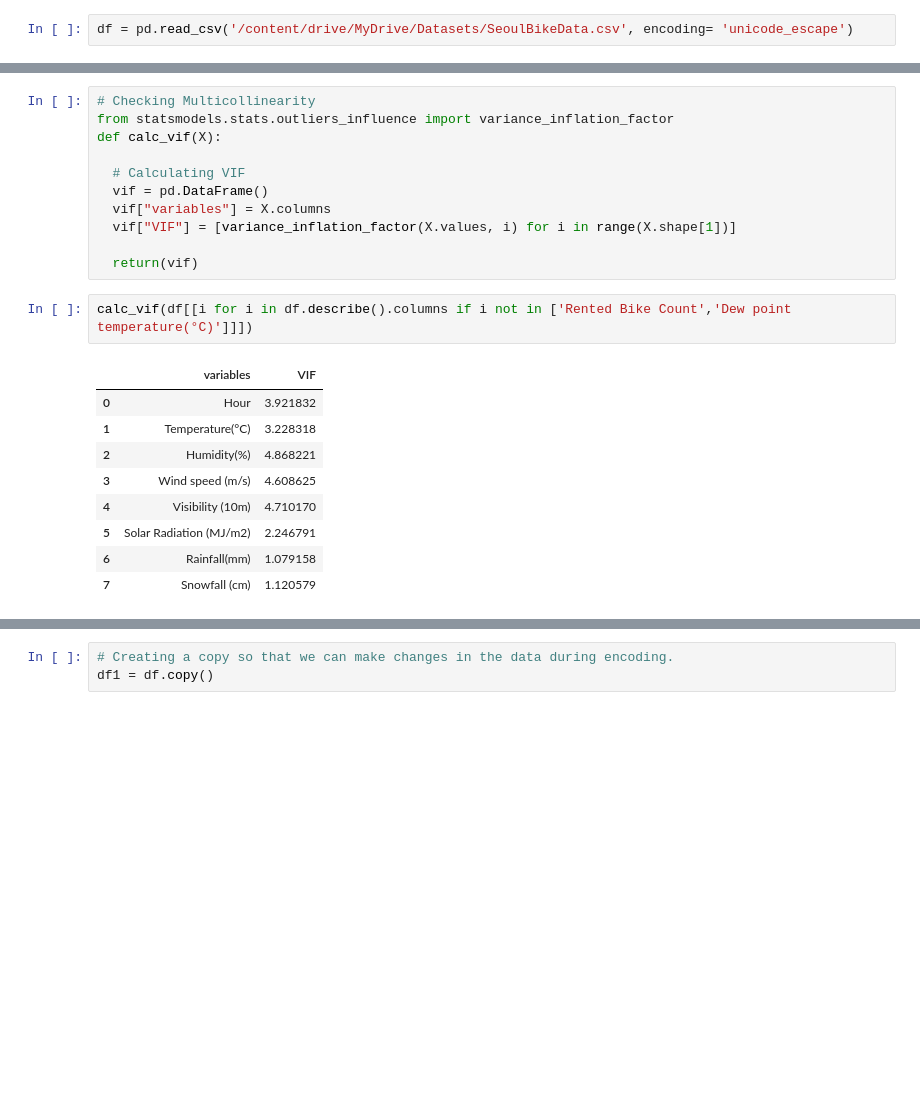
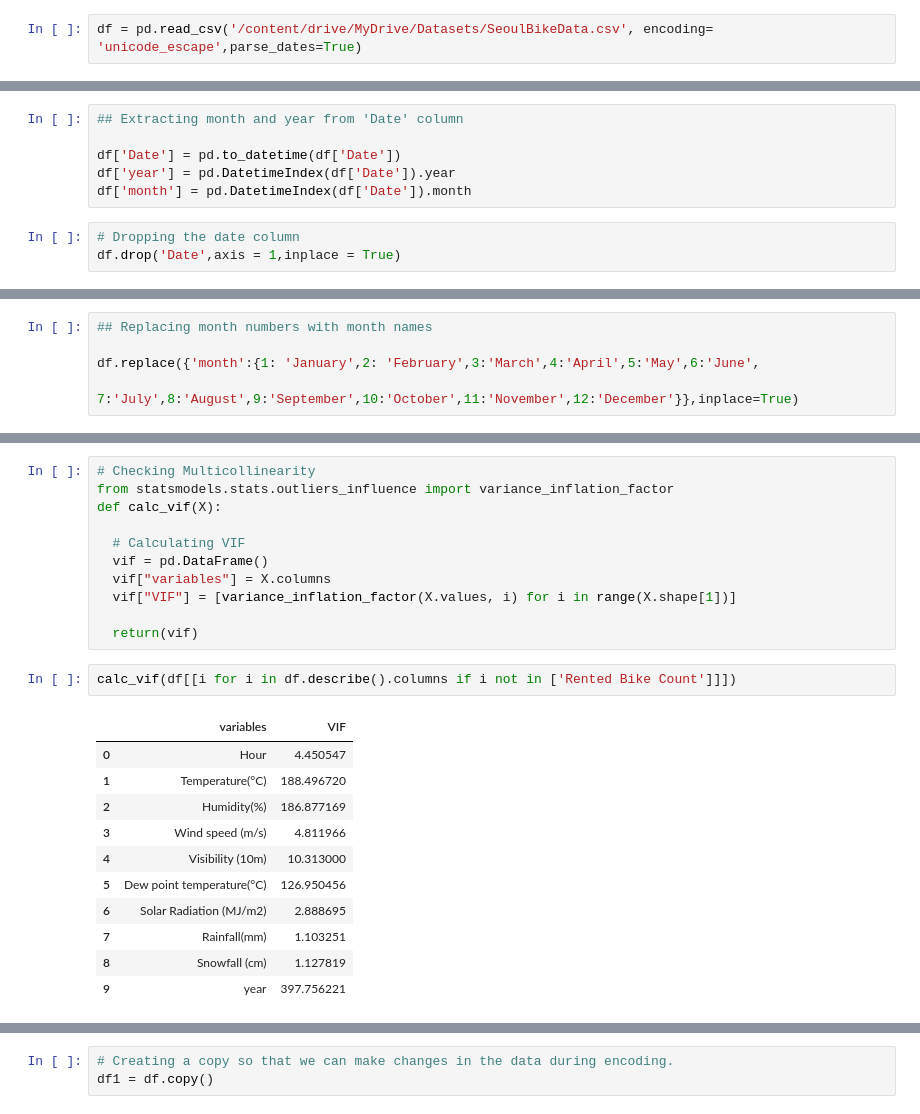
Before and after one commit to OmPrakashGH/Bike-Sharing-Demand-Prediction, a Jupyter notebook: Bike_Sharing_Demand_Prediction_Capstone_Project.ipynb, the cells around one changed output, grey strips where cells are left out. Saved outputs shown, nothing was run; the diff lists cells and outputs as text; blank space fills up the shorter version.

```diff
--- a/Bike_Sharing_Demand_Prediction_Capstone_Project.ipynb
+++ b/Bike_Sharing_Demand_Prediction_Capstone_Project.ipynb
@@ -53,5 +56,5 @@ Mounted at /content/drive
 # %%
-df = pd.read_csv('/content/drive/MyDrive/Datasets/SeoulBikeData.csv', encoding= 'unicode_escape')
+df = pd.read_csv('/content/drive/MyDrive/Datasets/SeoulBikeData.csv', encoding= 'unicode_escape',parse_dates=True)
 # %%
 df.head()
 # %% [output]
@@ -121,3 +124,12 @@ df.describe()
 | 50% | 504.500000 | 11.500000 | 13.700000 | 57.000000 | 1.500000 | 1698.000000 | ... |
 | 75% | 1065.250000 | 17.250000 | 22.500000 | 74.000000 | 2.300000 | 2000.000000 | ... |
 | max | 3556.000000 | 23.000000 | 39.400000 | 98.000000 | 7.400000 | 2000.000000 | ... |
+# %%
+## Extracting month and year from 'Date' column
+
+df['Date'] = pd.to_datetime(df['Date'])
+df['year'] = pd.DatetimeIndex(df['Date']).year
+df['month'] = pd.DatetimeIndex(df['Date']).month
+# %%
+# Dropping the date column
+df.drop('Date',axis = 1,inplace = True)
@@ -123,0 +145,5 @@ df.describe()
+# %%
+## Replacing month numbers with month names
+
+df.replace({'month':{1: 'January',2: 'February',3:'March',4:'April',5:'May',6:'June',
+                     7:'July',8:'August',9:'September',10:'October',11:'November',12:'December'}},inplace=True)
@@ -269,14 +286,16 @@ def calc_vif(X):
 
   return(vif)
 # %%
-calc_vif(df[[i for i in df.describe().columns if i not in ['Rented Bike Count','Dew point temperature(°C)']]])
+calc_vif(df[[i for i in df.describe().columns if i not in ['Rented Bike Count']]])
 # %% [output]
 |  | variables | VIF |
-| 0 | Hour | 3.921832 |
-| 1 | Temperature(°C) | 3.228318 |
-| 2 | Humidity(%) | 4.868221 |
-| 3 | Wind speed (m/s) | 4.608625 |
-| 4 | Visibility (10m) | 4.710170 |
-| 5 | Solar Radiation (MJ/m2) | 2.246791 |
-| 6 | Rainfall(mm) | 1.079158 |
-| 7 | Snowfall (cm) | 1.120579 |
+| 0 | Hour | 4.450547 |
+| 1 | Temperature(°C) | 188.496720 |
+| 2 | Humidity(%) | 186.877169 |
+| 3 | Wind speed (m/s) | 4.811966 |
+| 4 | Visibility (10m) | 10.313000 |
+| 5 | Dew point temperature(°C) | 126.950456 |
+| 6 | Solar Radiation (MJ/m2) | 2.888695 |
+| 7 | Rainfall(mm) | 1.103251 |
+| 8 | Snowfall (cm) | 1.127819 |
+| 9 | year | 397.756221 |
```
Also changed, not shown: parts of 57 cells of this notebook.
